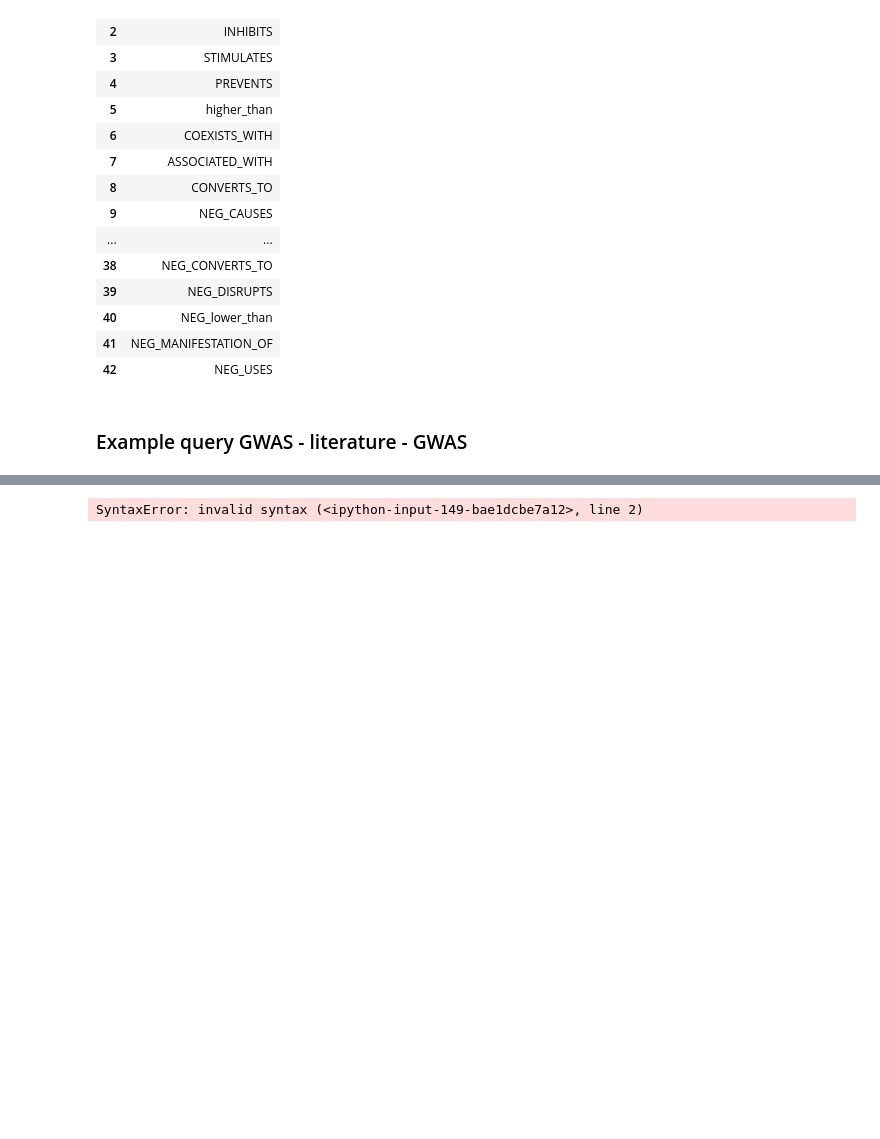
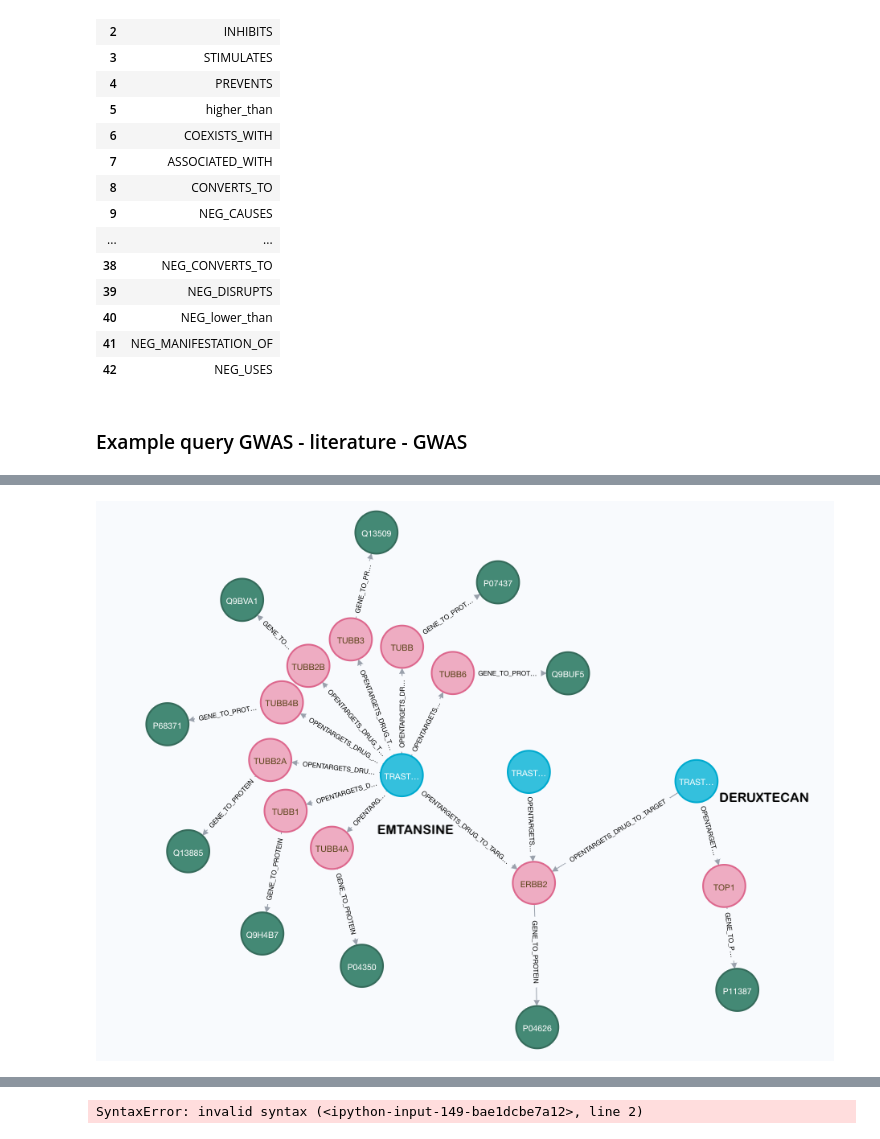
Before and after one commit to mvab/epigraphdb-breast-cancer, a Jupyter notebook: explore_breast_cancer_epigraphdb.ipynb, the cells around one changed output, grey strips where cells are left out. Saved outputs shown, nothing was run; the diff lists cells and outputs as text; code cells hidden in the pictures; blank space fills up the shorter version.

```diff
--- a/explore_breast_cancer_epigraphdb.ipynb
+++ b/explore_breast_cancer_epigraphdb.ipynb
@@ -595,0 +1048,5 @@ Name: s2.predicate, dtype: int64
+# %%
+from IPython.display import Image
+Image(filename = "herceptin_genes.png", width = 800)
+# %% [output]
+[figure, added]
```
Also changed, not shown: parts of 37 cells of this notebook.
